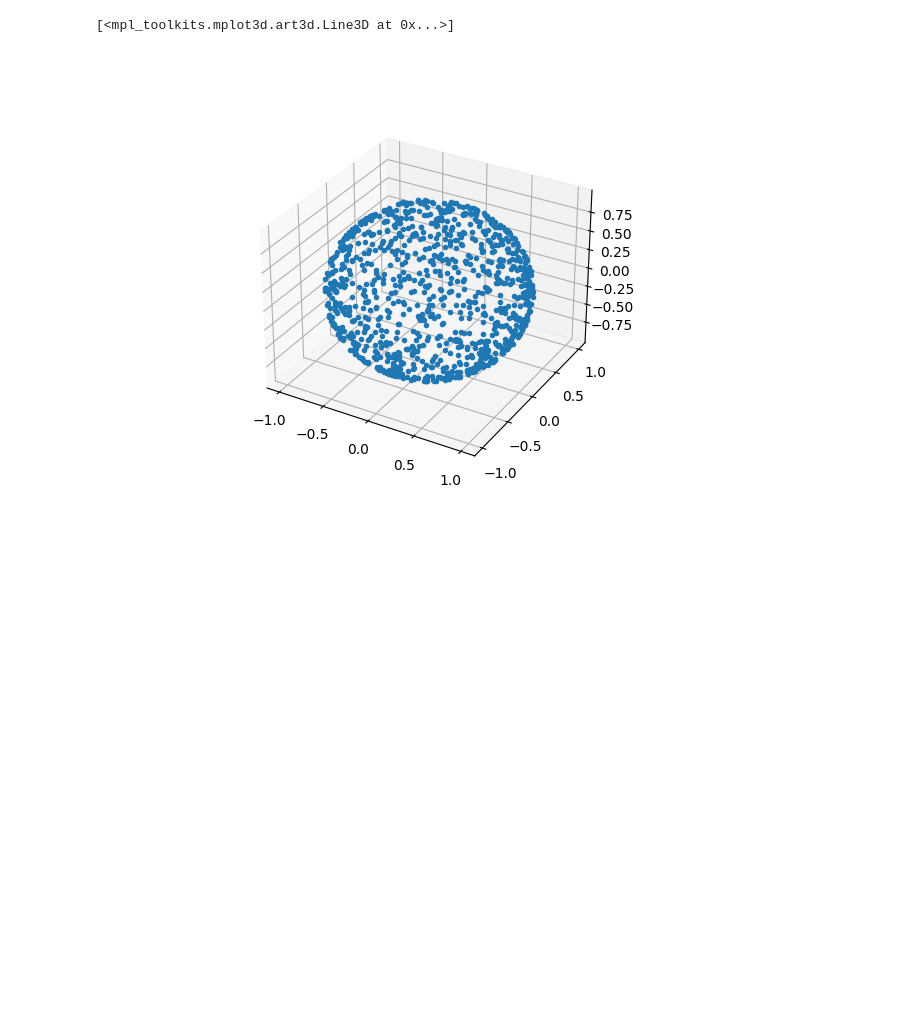
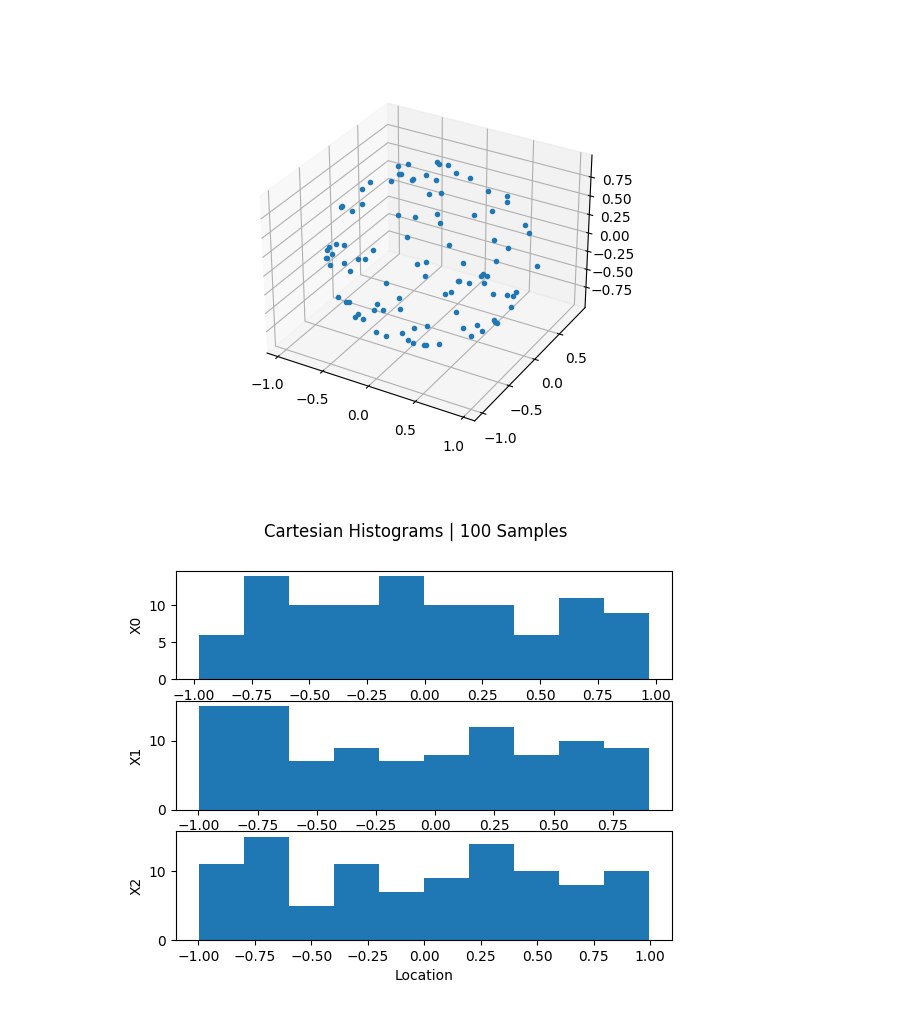
Before and after one commit to aechoi/buffon_extension, a Jupyter notebook: src/demo_notebook.ipynb, the cells around one changed output. Cells and saved outputs as stored; diff of their text form; code cells hidden in the pictures; blank space fills up the shorter version.

Commit message:
add histogram plotting and coordinate conversion

```diff
--- a/src/demo_notebook.ipynb
+++ b/src/demo_notebook.ipynb
@@ -9,8 +9,9 @@ import matplotlib.pyplot as plt
 # %%
 importlib.reload(pdfs)
 
-hypersphere = pdfs.get_samples_gaussian(1000, 3)
+hypersphere = pdfs.get_samples_gaussian(100, 3)
 print(hypersphere)
 ax = plt.figure().add_subplot(projection="3d")
 ax.plot(*hypersphere.T, ".")
+pdfs.plot_cartesian_histograms(hypersphere)
 # %% [output]
@@ -24,2 +35,2 @@ ax.plot(*hypersphere.T, ".")
-[<mpl_toolkits.mplot3d.art3d.Line3D at 0x...>]
-[figure, old version]
+[figure, new version]
+[figure, added]
```
Also changed, not shown: parts of 2 cells of this notebook, 1 other file.
